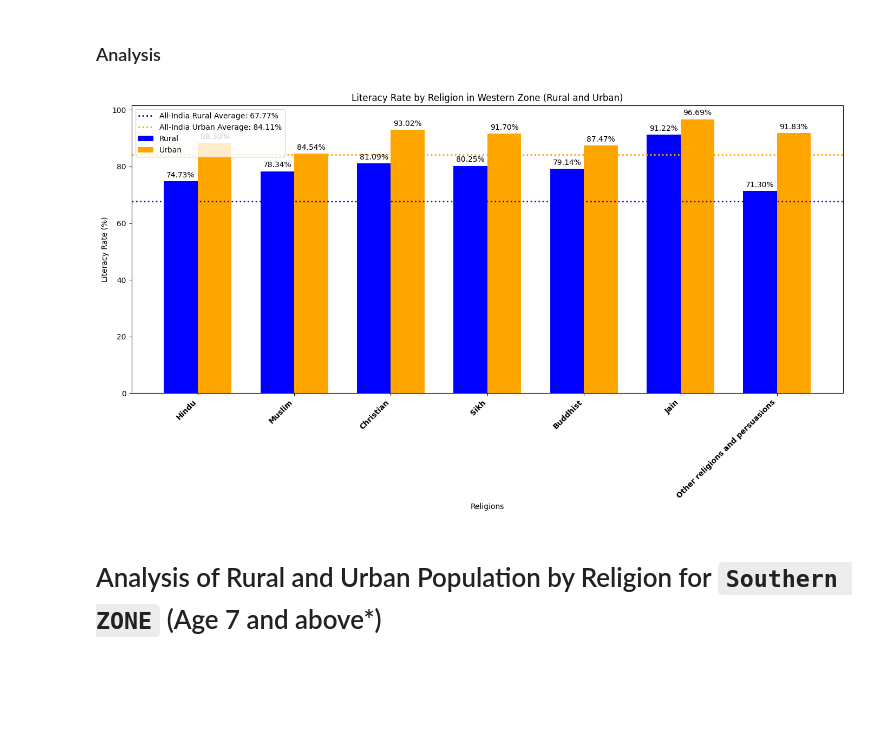
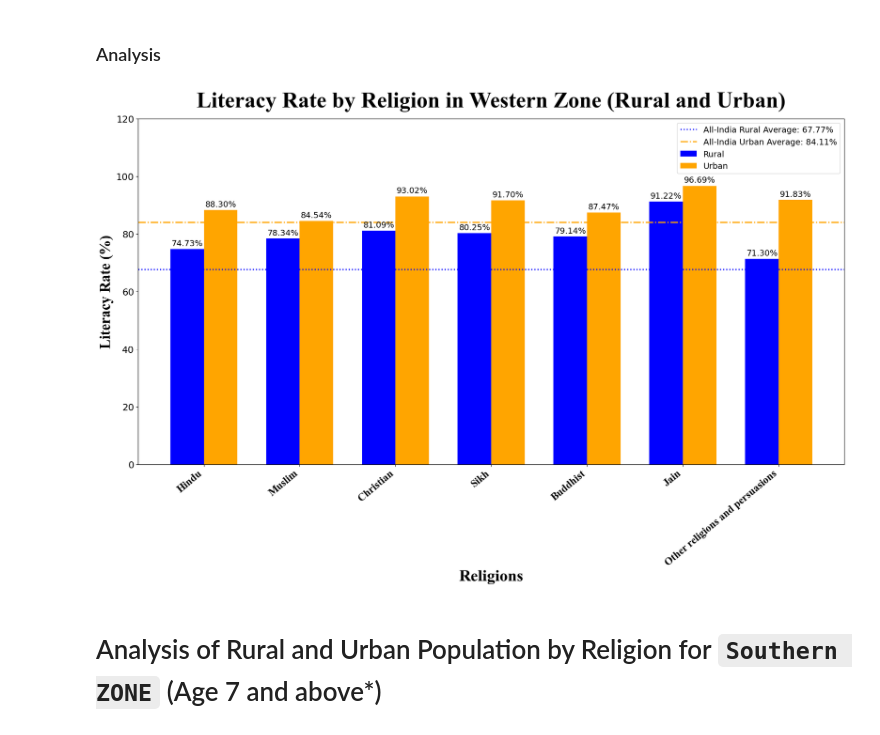
Before and after one commit to Shubham18024/Census_Analysis, a Jupyter notebook: Shubham18024/Zone_wise_comparison_L0102.ipynb, the cells around one changed output. Cells and saved outputs as stored; diff of their text form; code cells hidden in the pictures; blank space fills up the shorter version.

```diff
--- a/Shubham18024/Zone_wise_comparison_L0102.ipynb
+++ b/Shubham18024/Zone_wise_comparison_L0102.ipynb
@@ -504,10 +534,13 @@ DataFrame saved to Western_Zone_Specific.csv
 # %% [markdown]
 ### Analysis
 # %%
+import numpy as np
+import matplotlib.pyplot as plt
+
 # List of religions
 religions = ['Hindu', 'Muslim', 'Christian', 'Sikh', 'Buddhist', 'Jain', 'Other religions and persuasions']
 
-# Extract rural and urban literacy rates for each religion in the Western Zone
+# Extract rural and urban literacy rates for each religion in the Northern Zone
 northern_lit_rates_rural = result_df[result_df['Zone'] == 'Rural'][[f'L_R_{rel} (%)' for rel in religions]].values.flatten()
 northern_lit_rates_urban = result_df[result_df['Zone'] == 'Urban'][[f'L_R_{rel} (%)' for rel in religions]].values.flatten()
 
@@ -524,43 +557,51 @@ x = np.arange(len(religions))
 
 # Width of a bar
 width = 0.35
 
-fig, ax = plt.subplots(figsize=(14, 8))
+fig, ax = plt.subplots(figsize=(18, 12))
 
 # Add bars for rural and urban literacy rates
 bars1 = ax.bar(x - width/2, northern_lit_rates_rural, width, label='Rural', color='blue')
 bars2 = ax.bar(x + width/2, northern_lit_rates_urban, width, label='Urban', color='orange')
 
-# Add horizontal lines for all-India literacy rates
+# Add horizontal lines for all-India literacy rates with different patterns
 ax.axhline(y=all_india_lit_rate_rural, color='blue', linestyle=':', linewidth=2, label=f'All-India Rural Average: {all_india_lit_rate_rural:.2f}%')
-ax.axhline(y=all_india_lit_rate_urban, color='orange', linestyle=':', linewidth=2, label=f'All-India Urban Average: {all_india_lit_rate_urban:.2f}%')
+ax.axhline(y=all_india_lit_rate_urban, color='orange', linestyle='-.', linewidth=2, label=f'All-India Urban Average: {all_india_lit_rate_urban:.2f}%')
 
 # Add some text for labels, title, and custom x-axis tick labels, etc.
-ax.set_xlabel('Religions')
-ax.set_ylabel('Literacy Rate (%)')
-ax.set_title('Literacy Rate by Religion in Western Zone (Rural and Urban)')
+ax.set_xlabel('Religions', fontsize=28, fontweight='bold', fontname="Times New Roman")
+ax.set_ylabel('Literacy Rate (%)', fontsize=25, fontweight='bold', fontname="Times New Roman")
+ax.set_title('Literacy Rate by Religion in Western Zone (Rural and Urban)', fontsize=38, fontweight='bold', fontname="Times New Roman", pad=20)
 ax.set_xticks(x)
-ax.set_xticklabels(religions, rotation=45, ha='right', fontweight='bold')
-ax.legend()
+ax.set_xticklabels(religions, rotation=40, ha='right', fontsize=14, fontweight='bold', fontname="Times New Roman")
+ax.tick_params(axis='y', labelsize=16)
+ax.tick_params(axis='x', labelsize=18)
+
+# Adjust y-axis scale
+ax.set_ylim(0, 120)
+ax.set_yticks(np.arange(0, 121, 20))
+
+# Adjust legend to avoid overlap
+ax.legend(bbox_to_anchor=(1,1), fontsize=14)
 
 # Attach a text label above each bar, displaying its height
 def autolabel(bars):
     for bar in bars:
         height = bar.get_height()
         ax.annotate(f'{height:.2f}%',
                     xy=(bar.get_x() + bar.get_width() / 2, height),
                     xytext=(0, 3),  # 3 points vertical offset
                     textcoords="offset points",
-                    ha='center', va='bottom')
+                    ha='center', va='bottom', fontsize=14)
 
 autolabel(bars1)
 autolabel(bars2)
 
 fig.tight_layout()
 
 plt.show()
 # %% [output]
-[figure, old version]
+[figure, new version]
 # %% [markdown]
 # Analysis of Rural and Urban Population by Religion for `Southern ZONE` (Age 7 and above*)
 # %%
```
Also changed, not shown: parts of 5 cells of this notebook.
